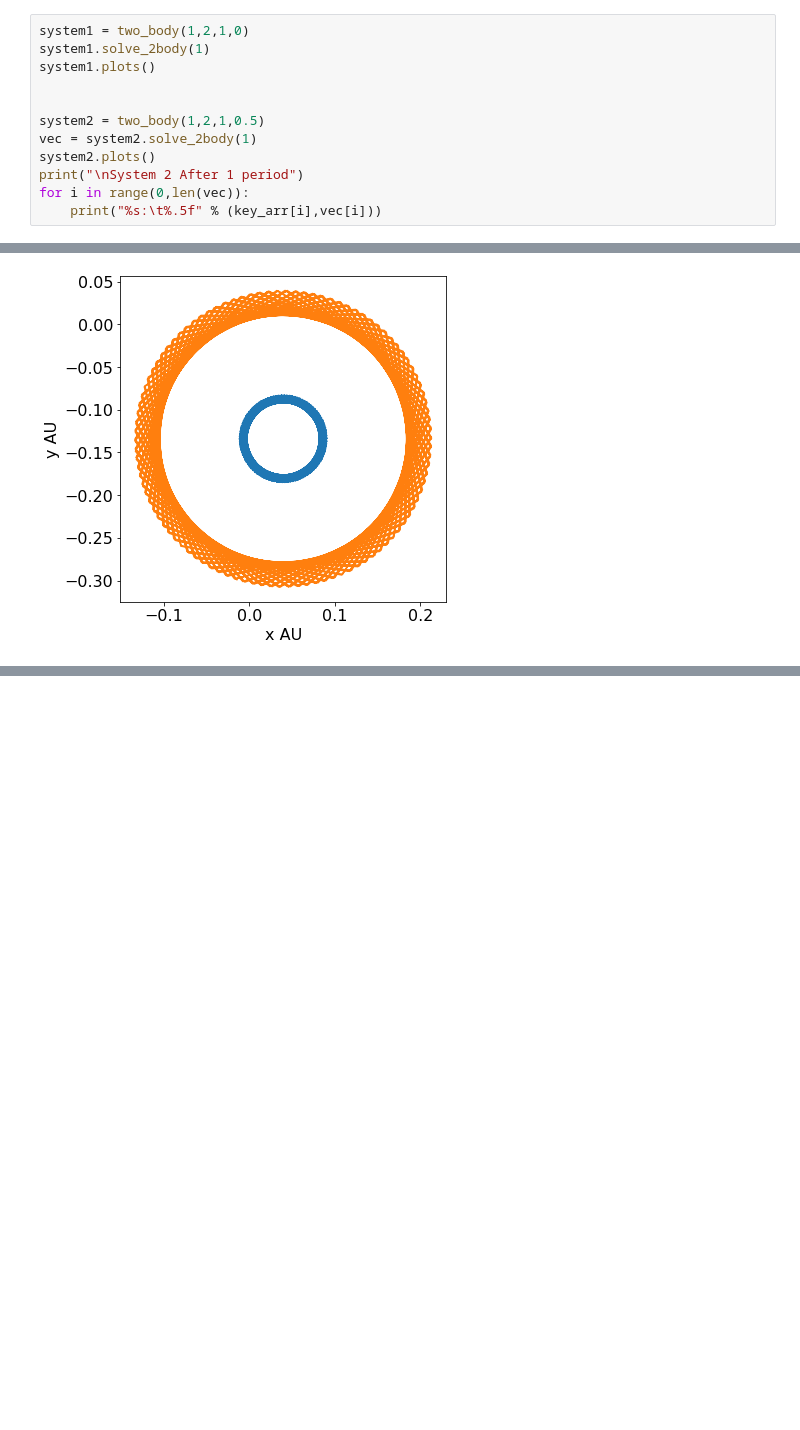
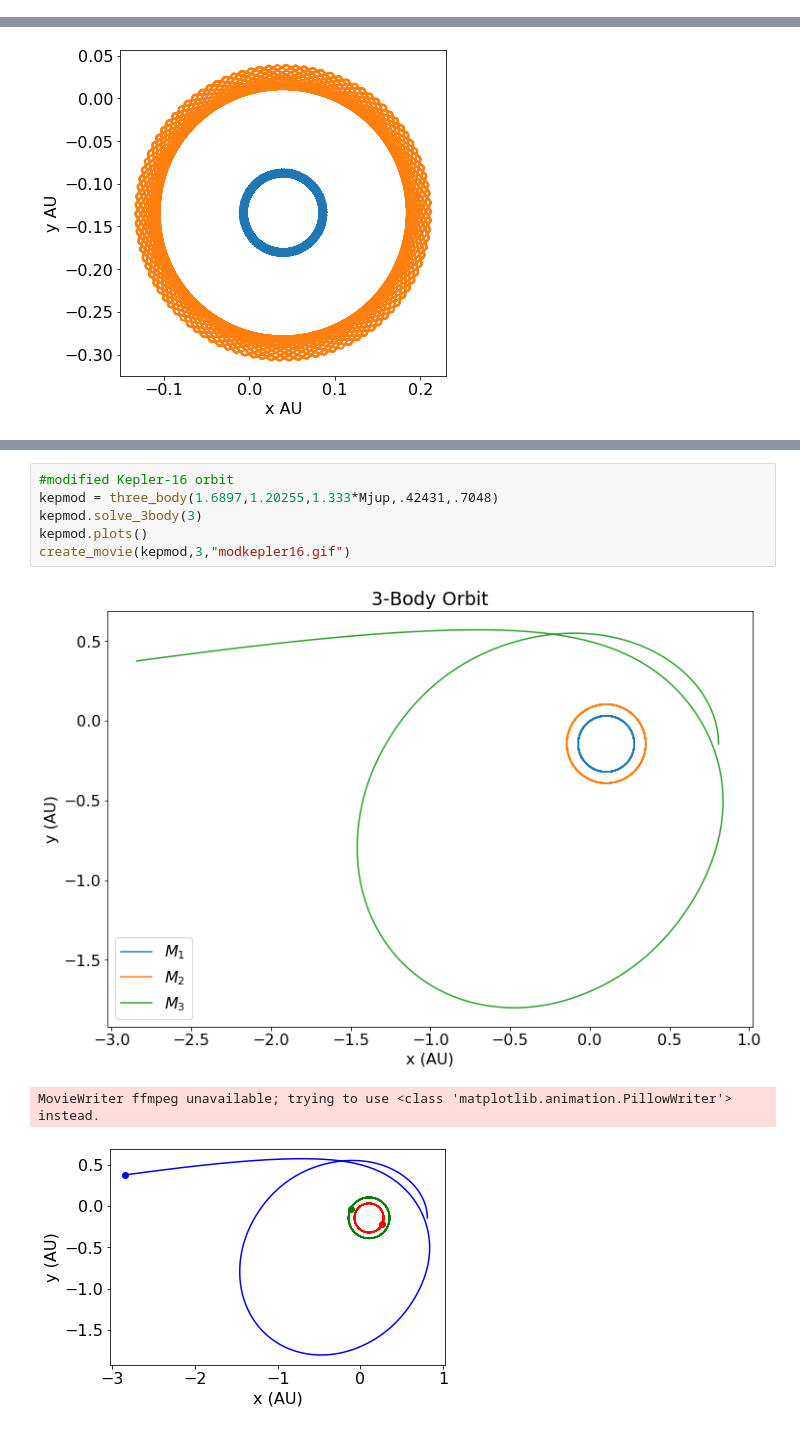
Before and after one commit to SeanMurphy23/CircumbinaryPlanet, a Jupyter notebook: CircumbinaryPlanet_HP.ipynb, the cells around one changed output, grey strips where cells are left out. Drawn from its saved outputs; the diff is of its cells as text; blank space fills up the shorter version.

```diff
--- a/CircumbinaryPlanet_HP.ipynb
+++ b/CircumbinaryPlanet_HP.ipynb
@@ -270,12 +47,0 @@ $$
-# %%
-system1 = two_body(1,2,1,0)
-system1.solve_2body(1)
-system1.plots()
-
-
-system2 = two_body(1,2,1,0.5)
-vec = system2.solve_2body(1)
-system2.plots()
-print("\nSystem 2 After 1 period")
-for i in range(0,len(vec)):
-    print("%s:\t%.5f" % (key_arr[i],vec[i]))
@@ -583,0 +331,10 @@ MovieWriter ffmpeg unavailable; trying to use <class 'matplotlib.animation.Pillo
+# %%
+#modified Kepler-16 orbit
+kepmod = three_body(1.6897,1.20255,1.333*Mjup,.42431,.7048)
+kepmod.solve_3body(3)
+kepmod.plots()
+create_movie(kepmod,3,"modkepler16.gif")
+# %% [output]
+[figure, added]
+MovieWriter ffmpeg unavailable; trying to use <class 'matplotlib.animation.PillowWriter'> instead.
+[figure, added]
```
Also changed, not shown: parts of 28 cells of this notebook.
